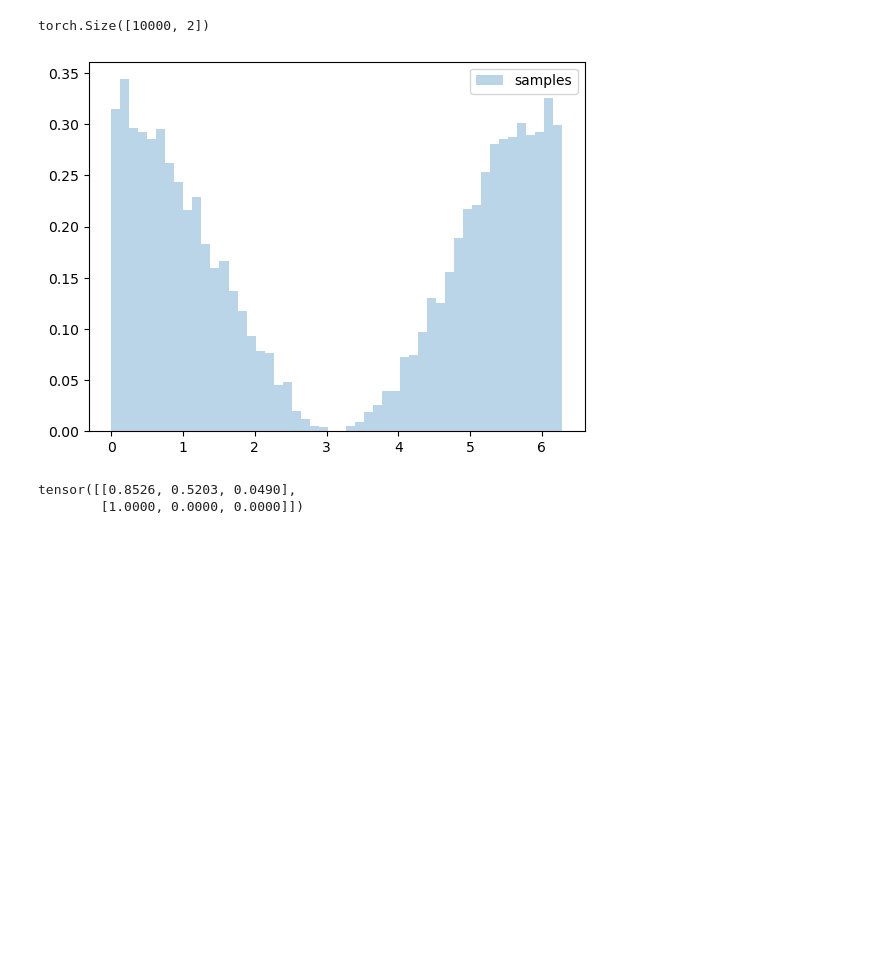
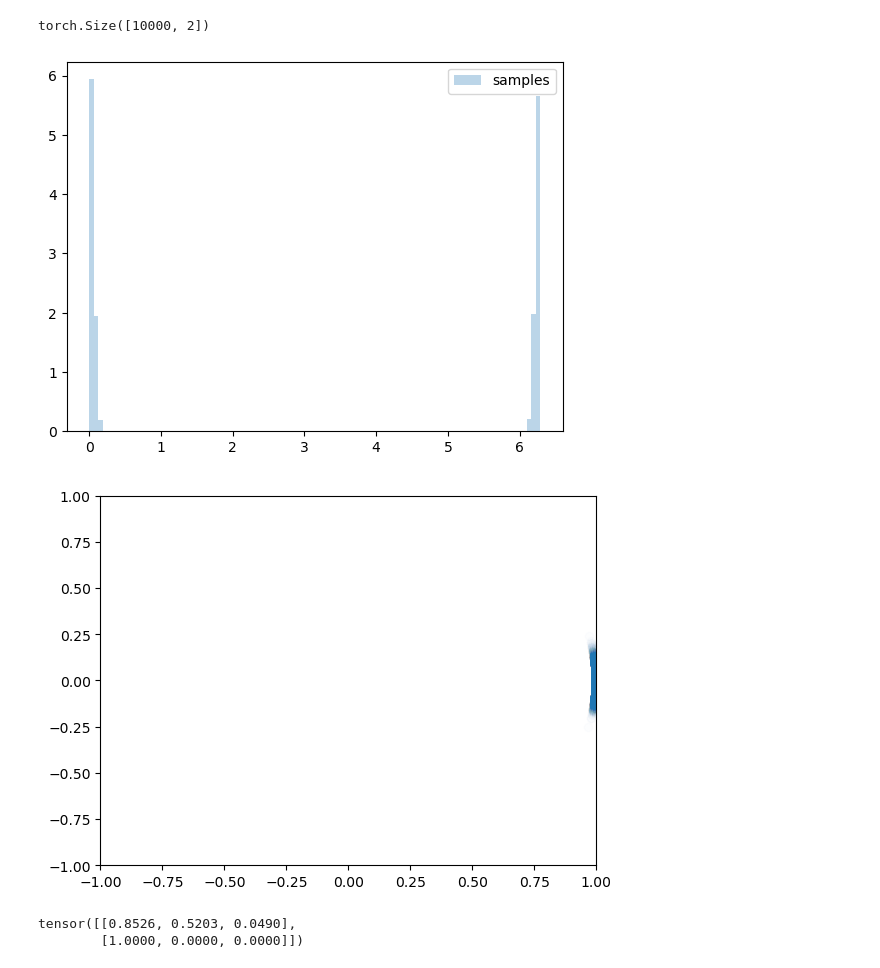
Before and after one commit to HITS-AIN/Spherinator, a Jupyter notebook: devel/power-kl-divergence.ipynb, the cells around one changed output. Drawn from its saved outputs; the diff is of its cells as text; code cells hidden in the pictures; blank space fills up the shorter version.

Commit message:
visualize ring segment of power spherical distribution

```diff
--- a/devel/power-kl-divergence.ipynb
+++ b/devel/power-kl-divergence.ipynb
@@ -23,18 +23,25 @@ torch.Size([10000, 2])
 # %%
 loc = torch.tensor([1.0, 0.0])
-scale = torch.tensor([1.0])
+scale = torch.tensor([600.0])
 dist = PowerSpherical(loc, scale)
 
 x = dist.sample((10000,)).squeeze()
 print(x.shape)
 plt.hist((lambda v: torch.where(v > 0, v, 2 * math.pi + v))(torch.atan2(x[:,1], x[:,0])),
-         density=True, bins=50, alpha=.3, label='samples')
+         density=True, bins=100, alpha=.3, label='samples')
 
 plt.legend()
 plt.show()
+
+plt.figure()
+plt.scatter(x[:,0], x[:,1], alpha=.01)
+plt.xlim(-1, 1)
+plt.ylim(-1, 1)
+plt.show()
 # %% [output]
 torch.Size([10000, 2])
-[figure, old version]
+[figure, new version]
+[figure, added]
 # %%
 dim = 3
 loc = torch.tensor([[0.8526, 0.5203, 0.0490], [1.0, 0.0, 0.0]])
```
Also changed, not shown: parts of 1 cell of this notebook.
